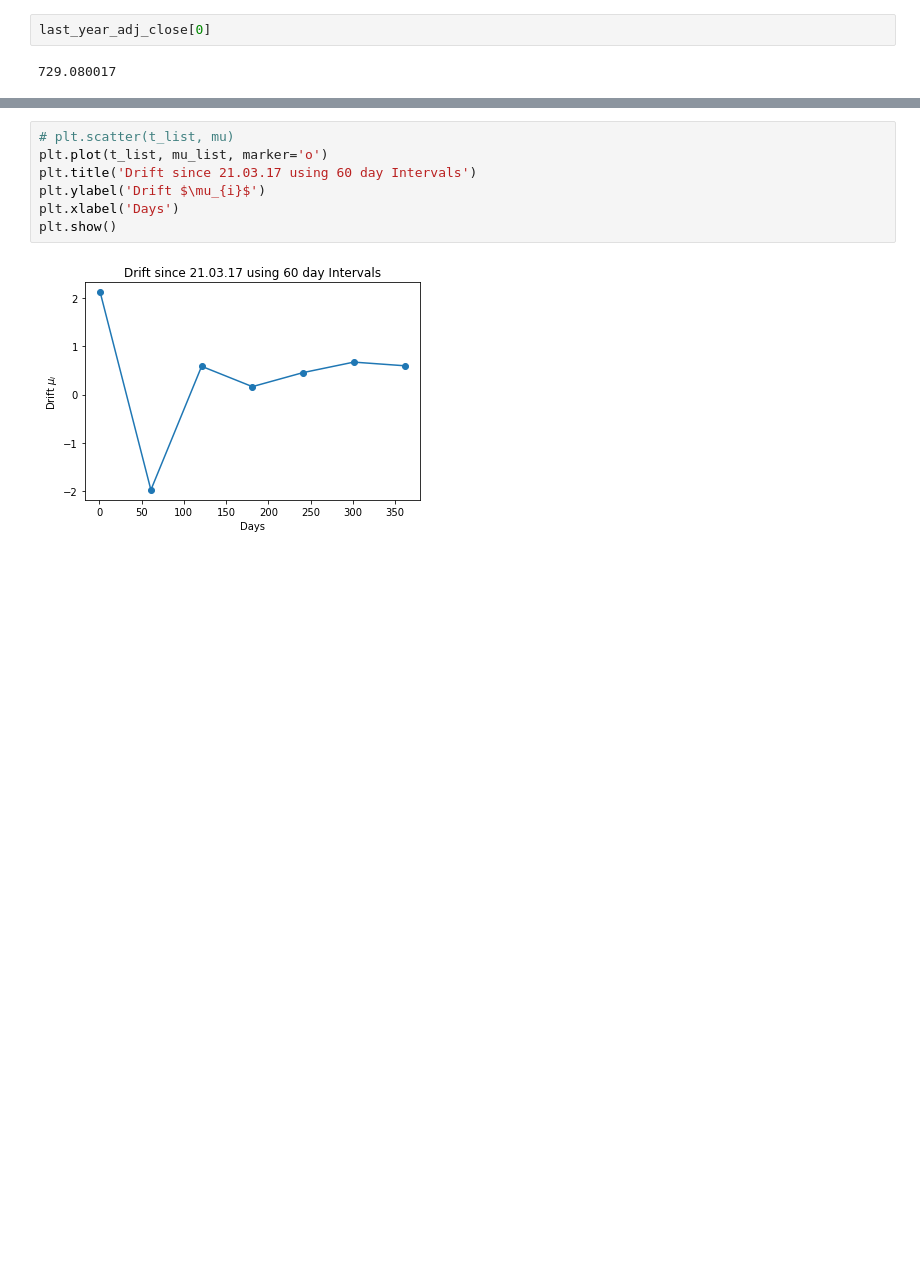
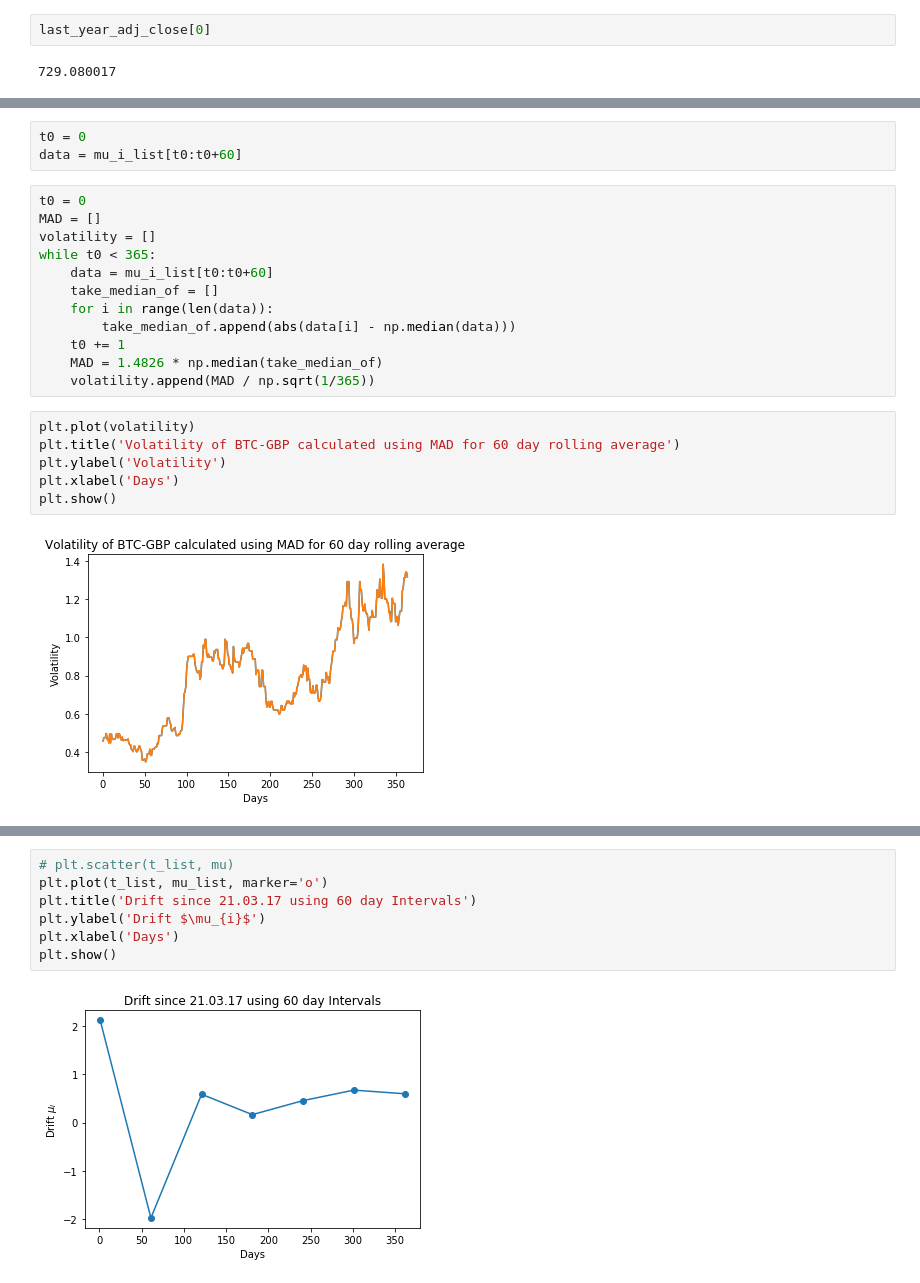
Before and after one commit to INASIC/Financial-Derivatives, a Jupyter notebook: BTC Coursework v2.ipynb, the cells around one changed output, grey strips where cells are left out. Cells and saved outputs as stored; diff of their text form; blank space fills up the shorter version.

```diff
--- a/BTC Coursework v2.ipynb
+++ b/BTC Coursework v2.ipynb
@@ -347,0 +431,23 @@ t_list  # Adjust this, should be 1, 61, 121, etc.
+# %%
+t0 = 0
+data = mu_i_list[t0:t0+60]
+# %%
+t0 = 0
+MAD = []
+volatility = []
+while t0 < 365:
+    data = mu_i_list[t0:t0+60]
+    take_median_of = []
+    for i in range(len(data)):
+        take_median_of.append(abs(data[i] - np.median(data)))
+    t0 += 1
+    MAD = 1.4826 * np.median(take_median_of)
+    volatility.append(MAD / np.sqrt(1/365))
+# %%
+plt.plot(volatility)
+plt.title('Volatility of BTC-GBP calculated using MAD for 60 day rolling average')
+plt.ylabel('Volatility')
+plt.xlabel('Days')
+plt.show()
+# %% [output]
+[figure, added]
```
Also changed, not shown: parts of 26 cells of this notebook.
